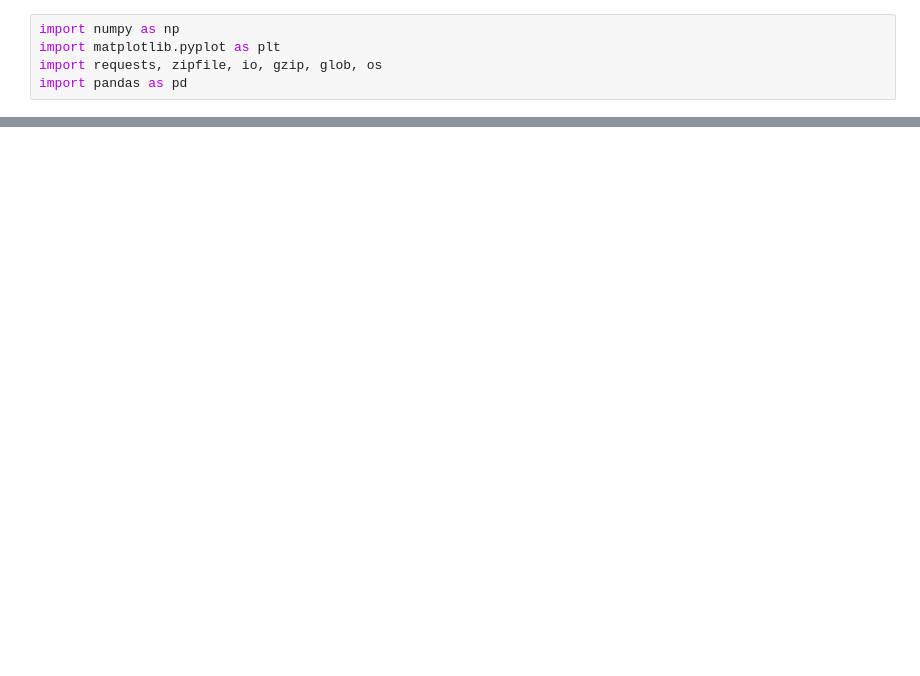
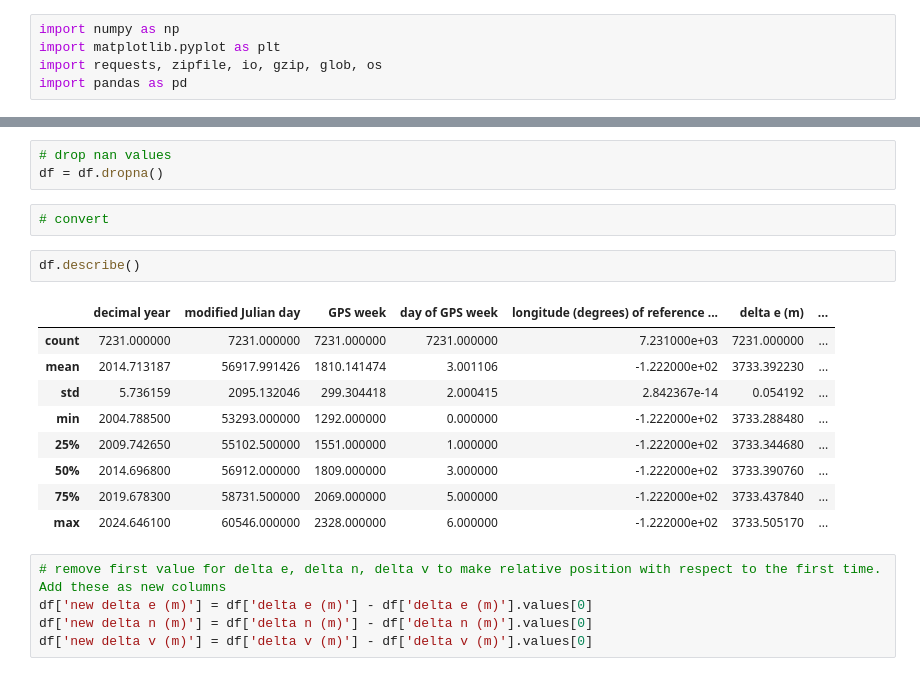
Before and after one commit to mdenolle/GeoCAST, a Jupyter notebook: data/get_gps.ipynb, the cells around one changed output, grey strips where cells are left out. Drawn from its saved outputs; the diff is of its cells as text; blank space fills up the shorter version.

```diff
--- a/data/get_gps.ipynb
+++ b/data/get_gps.ipynb
@@ -95,0 +86,22 @@ ValueError: Length mismatch: Expected axis has 17 elements, new values have 16 e
+# %%
+# drop nan values
+df = df.dropna()
+# %%
+# convert
+# %%
+df.describe()
+# %% [output]
+|  | decimal year | modified Julian day | GPS week | day of GPS week | longitude (degrees) of reference ... | delta e (m) | ... |
+| count | 7231.000000 | 7231.000000 | 7231.000000 | 7231.000000 | 7.231000e+03 | 7231.000000 | ... |
+| mean | 2014.713187 | 56917.991426 | 1810.141474 | 3.001106 | -1.222000e+02 | 3733.392230 | ... |
+| std | 5.736159 | 2095.132046 | 299.304418 | 2.000415 | 2.842367e-14 | 0.054192 | ... |
+| min | 2004.788500 | 53293.000000 | 1292.000000 | 0.000000 | -1.222000e+02 | 3733.288480 | ... |
+| 25% | 2009.742650 | 55102.500000 | 1551.000000 | 1.000000 | -1.222000e+02 | 3733.344680 | ... |
+| 50% | 2014.696800 | 56912.000000 | 1809.000000 | 3.000000 | -1.222000e+02 | 3733.390760 | ... |
+| 75% | 2019.678300 | 58731.500000 | 2069.000000 | 5.000000 | -1.222000e+02 | 3733.437840 | ... |
+| max | 2024.646100 | 60546.000000 | 2328.000000 | 6.000000 | -1.222000e+02 | 3733.505170 | ... |
+# %%
+# remove first value for delta e, delta n, delta v to make relative position with respect to the first time. Add these as new columns
+df['new delta e (m)'] = df['delta e (m)'] - df['delta e (m)'].values[0]
+df['new delta n (m)'] = df['delta n (m)'] - df['delta n (m)'].values[0]
+df['new delta v (m)'] = df['delta v (m)'] - df['delta v (m)'].values[0]
```
Also changed, not shown: parts of 5 cells of this notebook, 39 other files.
